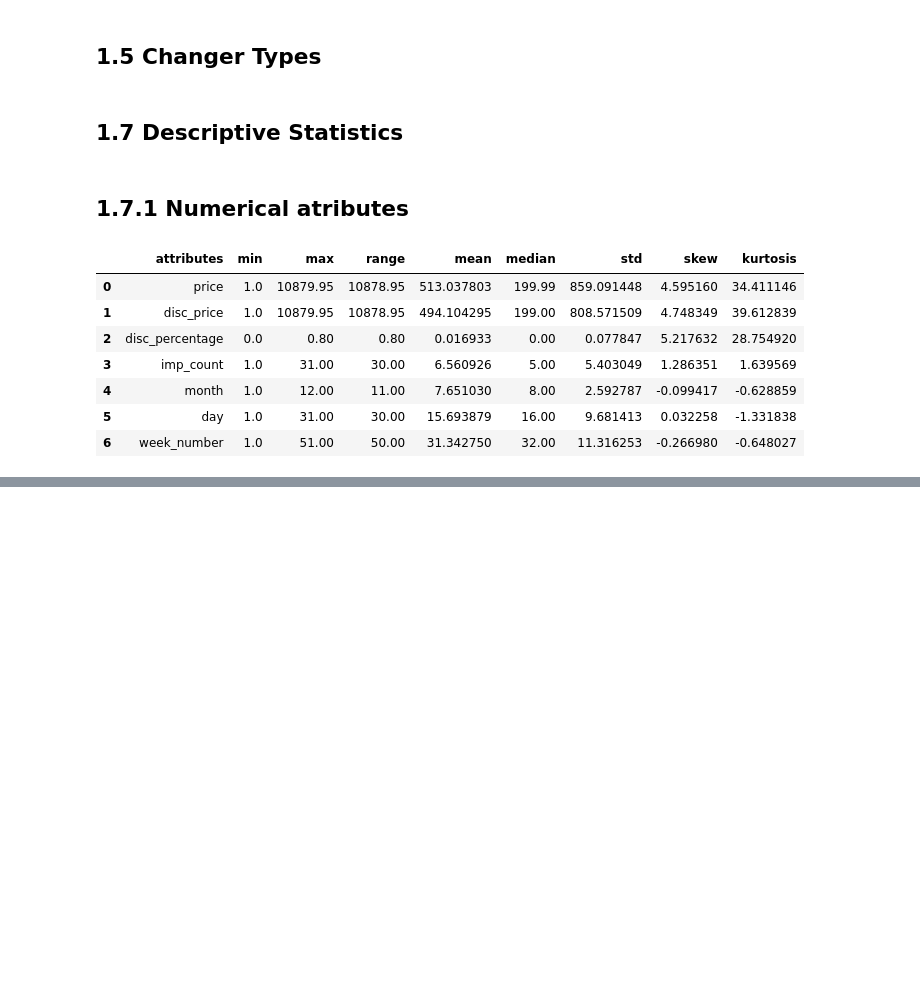
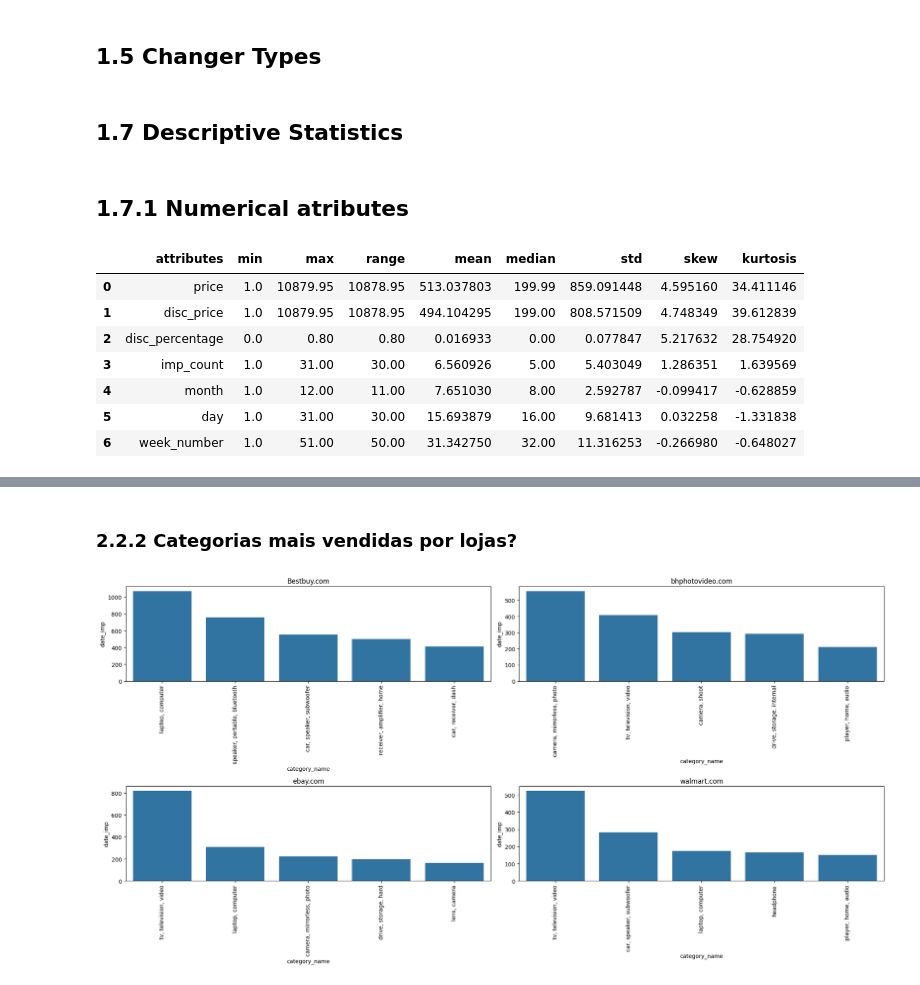
Before and after one commit to douglasaturnino/elasticidade-de-preco, a Jupyter notebook: notebook/elasticidade.ipynb, the cells around one changed output, grey strips where cells are left out. Saved outputs shown, nothing was run; the diff lists cells and outputs as text; code cells hidden in the pictures; blank space fills up the shorter version.

```diff
--- a/notebook/elasticidade.ipynb
+++ b/notebook/elasticidade.ipynb
@@ -131,0 +153,6 @@ m
+# %%
+# seleção de lojas
+df_best = df2[df2['merchant'] == 'Bestbuy.com']
+df_bhp = df2[df2['merchant'] == 'bhphotovideo.com']
+df_walmart = df2[df2['merchant'] == 'Walmart.com']
+df_ebay = df2[df2['merchant'] == 'ebay.com']
@@ -131,0 +179,62 @@ m
+# %% [markdown]
+### 2.2.2 Categorias mais vendidas por lojas?
+# %%
+plt.figure(figsize=(20,10))
+
+plt.subplot(2,2,1)
+aux3 = (
+    df_best[["date_imp", "category_name"]]
+    .groupby("category_name")
+    .count()
+    .reset_index()
+    .sort_values(by="date_imp", ascending=False)
+
+)
+plt.xticks(rotation=90)
+plt.title('Bestbuy.com')
+sns.barplot(x='category_name', y='date_imp', data=aux3.head())
+
+
+plt.subplot(2,2,2)
+aux4 = (
+    df_bhp[["date_imp", "category_name"]]
+    .groupby("category_name")
+    .count()
+    .reset_index()
+    .sort_values(by="date_imp", ascending=False)
+
+)
+plt.xticks(rotation=90)
+plt.title('bhphotovideo.com')
+sns.barplot(x='category_name', y='date_imp', data=aux4.head())
+
+
+plt.subplot(2,2,3)
+aux5 = (
+    df_ebay[["date_imp", "category_name"]]
+    .groupby("category_name")
+    .count()
+    .reset_index()
+    .sort_values(by="date_imp", ascending=False)
+
+)
+plt.xticks(rotation=90)
+plt.title('ebay.com')
+sns.barplot(x='category_name', y='date_imp', data=aux5.head())
+
+plt.subplot(2,2,4)
+aux6 = (
+    df_walmart[["date_imp", "category_name"]]
+    .groupby("category_name")
+    .count()
+    .reset_index()
+    .sort_values(by="date_imp", ascending=False)
+
+)
+plt.xticks(rotation=90)
+plt.title('walmart.com')
+sns.barplot(x='category_name', y='date_imp', data=aux6.head())
+
+plt.tight_layout()
+# %% [output]
+[figure, added]
```
Also changed, not shown: parts of 28 cells of this notebook, 1 other file.
